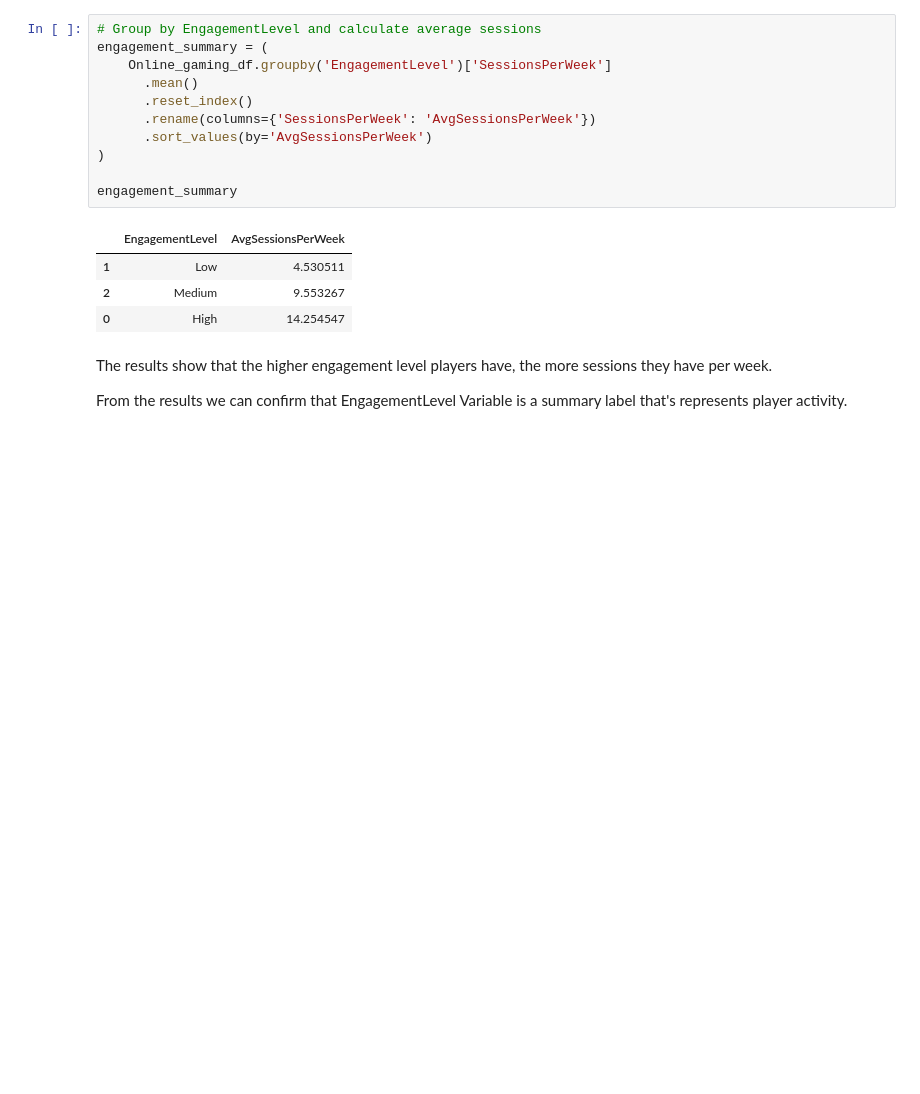
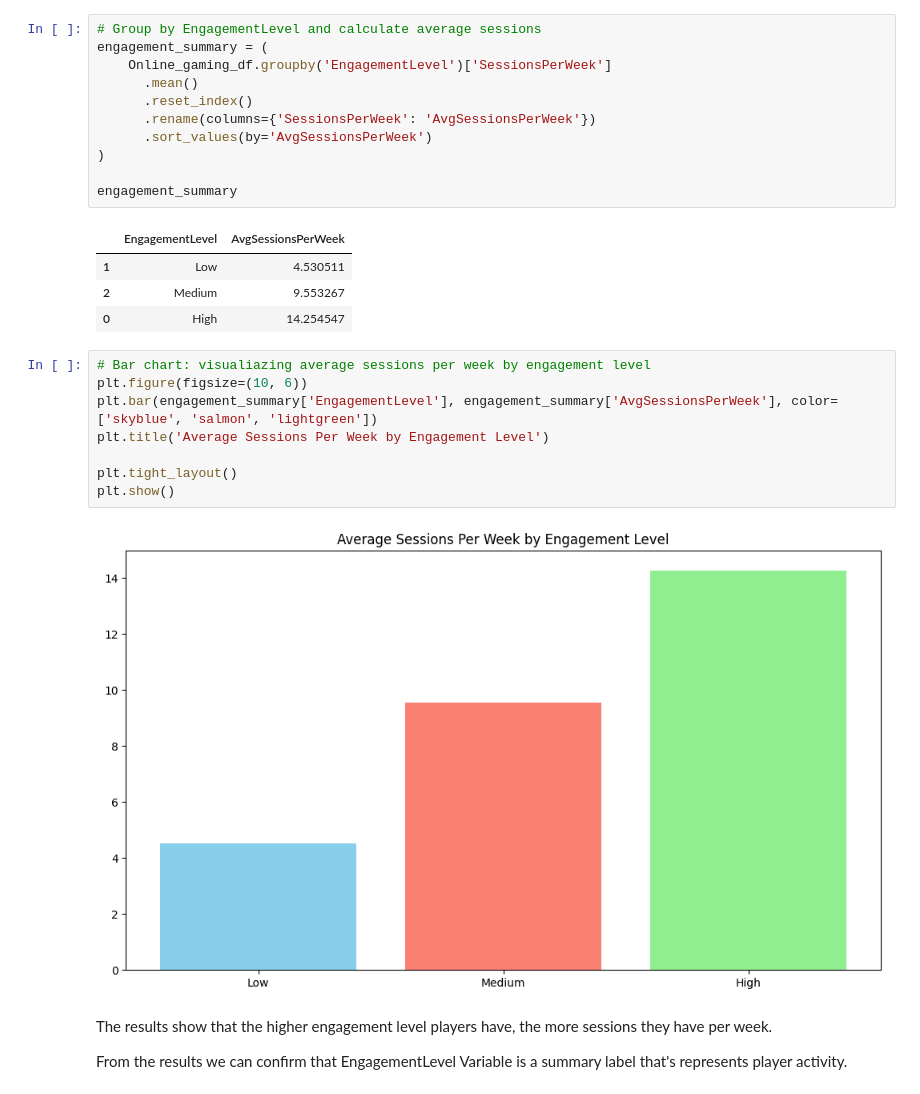
Before and after one commit to lTsumetai/Online-Gaming-Behavior-Player-Retention, a Jupyter notebook: Player Retention.ipynb, the cells around one changed output. Drawn from its saved outputs; the diff is of its cells as text; blank space fills up the shorter version.

Commit message:
second analysis and adding visualization for low and high engagement analysis

```diff
--- a/Player Retention.ipynb
+++ b/Player Retention.ipynb
@@ -216,6 +216,16 @@ engagement_summary
 | 1 | Low | 4.530511 |
 | 2 | Medium | 9.553267 |
 | 0 | High | 14.254547 |
+# %%
+# Bar chart: visualiazing average sessions per week by engagement level
+plt.figure(figsize=(10, 6))
+plt.bar(engagement_summary['EngagementLevel'], engagement_summary['AvgSessionsPerWeek'], color=['skyblue', 'salmon', 'lightgreen'])
+plt.title('Average Sessions Per Week by Engagement Level')
+
+plt.tight_layout()
+plt.show()
+# %% [output]
+[figure, added]
 # %% [markdown]
 The results show that the higher engagement level players have, the more sessions they have per week.
 
```
Also changed, not shown: parts of 8 cells of this notebook.
